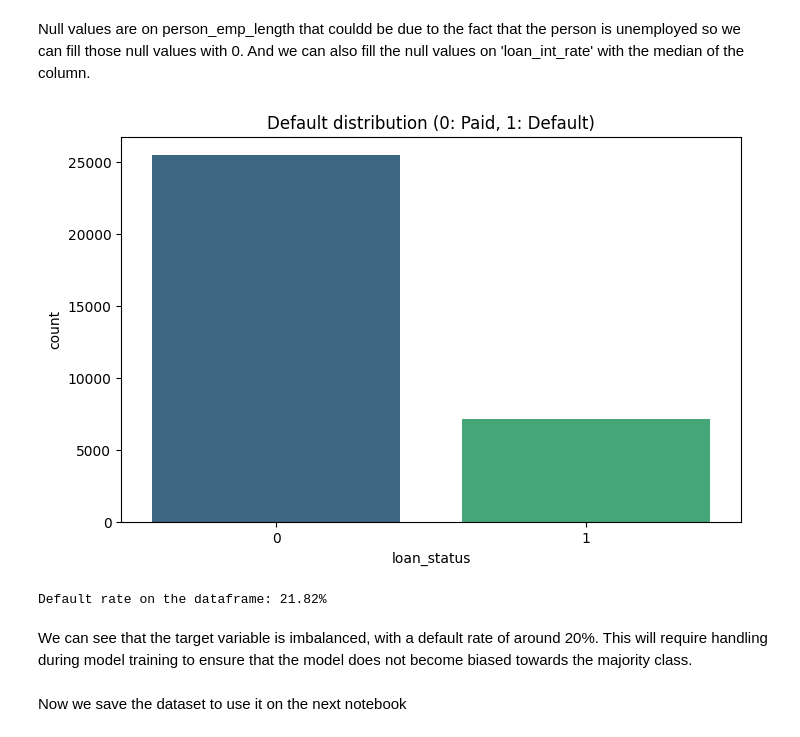
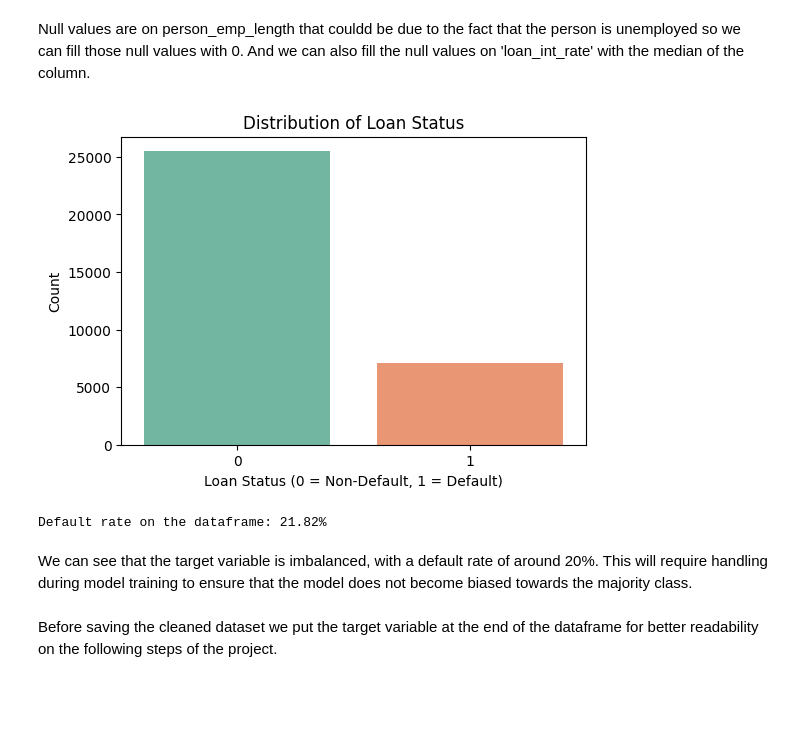
Before and after one commit to AntonioAlbaladejo/credit-risk-engine, a Jupyter notebook: notebooks/data_ingestion.ipynb, the cells around one changed output. Saved outputs shown, nothing was run; the diff lists cells and outputs as text; code cells hidden in the pictures; blank space fills up the shorter version.

Commit message:
Start of exploratory data analysis and slight changes data ingestion

```diff
--- a/notebooks/data_ingestion.ipynb
+++ b/notebooks/data_ingestion.ipynb
@@ -20,6 +20,8 @@ extract_path = "../data"
 Dataset URL: https://www.kaggle.com/datasets/laotse/credit-risk-dataset
 License(s): CC0-1.0
 Downloading credit-risk-dataset.zip to ../data
+# %%
+sns.set_palette("Set2")
 # %% [markdown]
 And load the csv file downloaded
 # %%
@@ -92,18 +94,19 @@ Null values are on person_emp_length that couldd be due to the fact that the per
 df_cleaned['person_emp_length'] = df_cleaned['person_emp_length'].fillna(0)
 df_cleaned['loan_int_rate'] = df_cleaned['loan_int_rate'].fillna(df_cleaned['loan_int_rate'].median())
 # %%
-plt.figure(figsize=(8, 5))
-sns.countplot(x='loan_status', data=df, palette='viridis')
-plt.title('Default distribution (0: Paid, 1: Default)')
+plt.figure(figsize=(6,4))
+sns.countplot(x='loan_status', data=df)
+plt.title('Distribution of Loan Status')
+plt.xlabel('Loan Status (0 = Non-Default, 1 = Default)')
+plt.ylabel('Count')
 plt.show()
 
-# Calculate default rate
 default_rate = df['loan_status'].mean() * 100
 print(f"Default rate on the dataframe: {default_rate:.2f}%")
 # %% [output]
-[figure, old version]
+[figure, new version]
 Default rate on the dataframe: 21.82%
 # %% [markdown]
 We can see that the target variable is imbalanced, with a default rate of around 20%. This will require handling during model training to ensure that the model does not become biased towards the majority class.
 # %% [markdown]
-Now we save the dataset to use it on the next notebook
+Before saving the cleaned dataset we put the target variable at the end of the dataframe for better readability on the following steps of the project.
```
Also changed, not shown: parts of 1 cell of this notebook, 1 other file.
